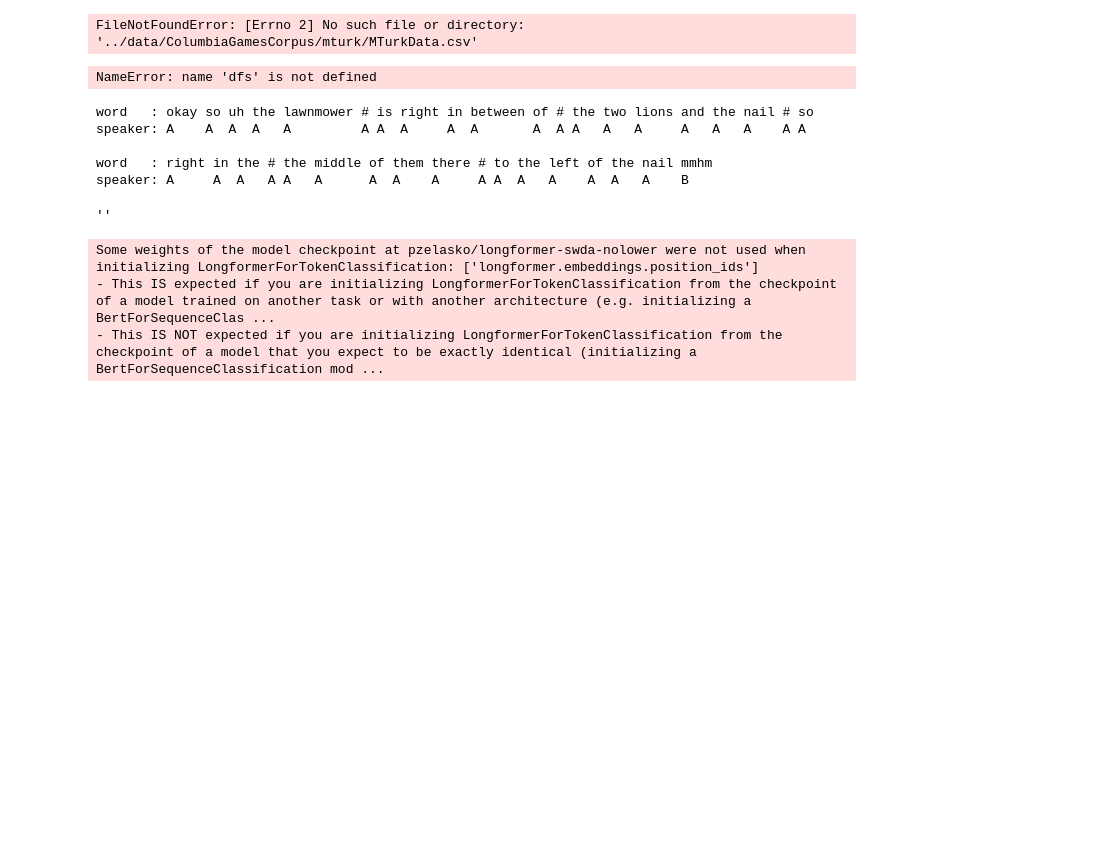
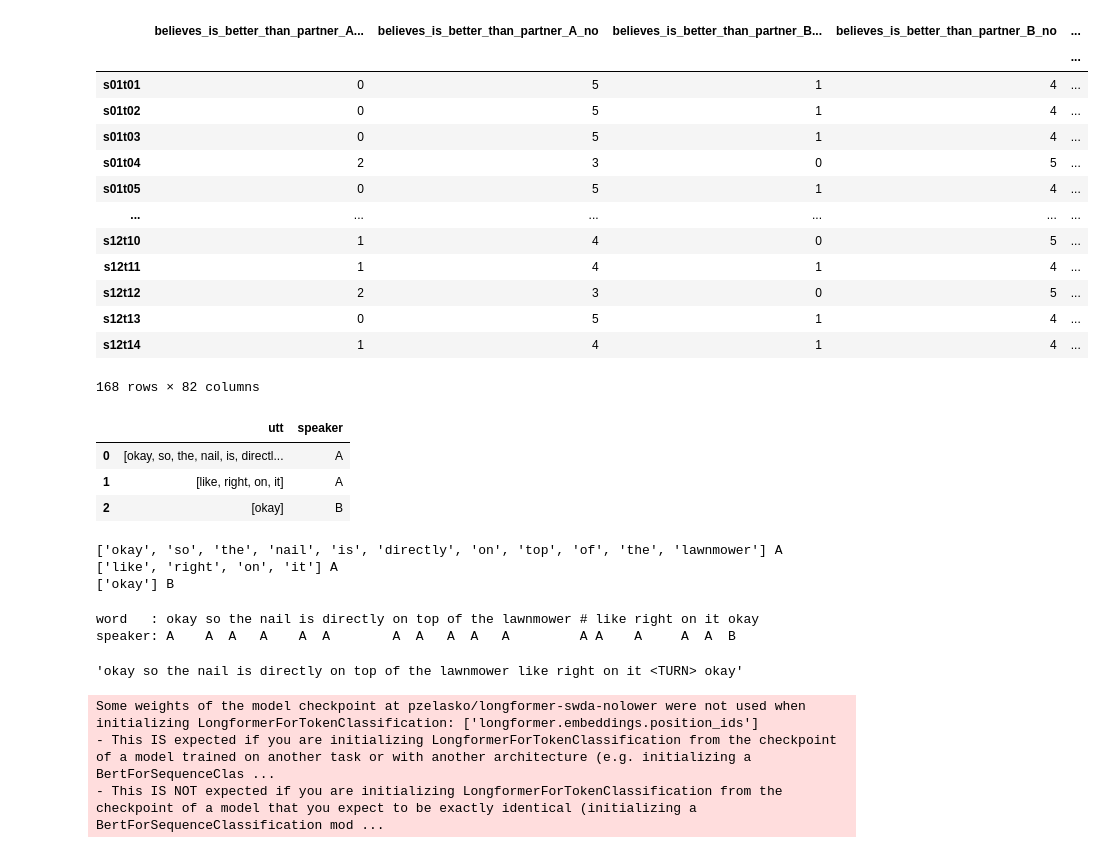
Before and after one commit to LautaroEst/da_social_behavior, a Jupyter notebook: notebooks/draft01.ipynb, the cells around one changed output. Drawn from its saved outputs; the diff is of its cells as text; code cells hidden in the pictures; blank space fills up the shorter version.

```diff
--- a/notebooks/draft01.ipynb
+++ b/notebooks/draft01.ipynb
@@ -47,7 +48,14 @@ def load_data():
                 t = t[(t["start_time"] >= start_time) & (t["end_time"] <= end_time)].reset_index(drop=True)
                 turns[n_sess][n_task][speaker] = t.loc[:,["start_time","end_time",f"turn_{speaker}"]]
 
+    social_variables["hitid"] = social_variables["hitid"].str.replace(
+        r"g(?P<sess>\d+)t(?P<task>\d+)",
+        lambda m: "s{:02}t{:02}".format(int(m.group("sess")),int(m.group("task"))),
+        regex=True
+    )
     social_variables = social_variables.set_index("hitid")
+    social_variables.index.name = ""
+    social_variables = social_variables.sort_index()
     return words, turns, social_variables
 
 
@@ -105,29 +113,52 @@ def merge_turns(words):
                     is_talking = "None"
                 else:
                     pass
+            if len(utt) > 0:
+                utts.append({"utt": utt, "speaker": is_talking})
             dfs[n_sess][n_task] = {}
             dfs[n_sess][n_task]["df"] = pd.DataFrame.from_records(utts)
             dfs[n_sess][n_task]["df_orig"] = df
-            dfs[n_sess][n_task]["sv"] = social_variables.loc[f"g{n_sess}t{n_task}",:]
+            dfs[n_sess][n_task]["sv"] = social_variables.loc[f"s{n_sess:02}t{n_task:02}",:]
     return dfs
 
 words, turns, social_variables = load_data()
 dfs = merge_turns(words)
-# %% [output]
-FileNotFoundError: [Errno 2] No such file or directory: '../data/ColumbiaGamesCorpus/mturk/MTurkData.csv'
+# %%
+social_variables
+# %% [output]
+|  | believes_is_better_than_partner_A... | believes_is_better_than_partner_A_no | believes_is_better_than_partner_B... | believes_is_better_than_partner_B_no | ... |
+|  |  |  |  |  | ... |
+| s01t01 | 0 | 5 | 1 | 4 | ... |
+| s01t02 | 0 | 5 | 1 | 4 | ... |
+| s01t03 | 0 | 5 | 1 | 4 | ... |
+| s01t04 | 2 | 3 | 0 | 5 | ... |
+| s01t05 | 0 | 5 | 1 | 4 | ... |
+| ... | ... | ... | ... | ... | ... |
+| s12t10 | 1 | 4 | 0 | 5 | ... |
+| s12t11 | 1 | 4 | 1 | 4 | ... |
+| s12t12 | 2 | 3 | 0 | 5 | ... |
+| s12t13 | 0 | 5 | 1 | 4 | ... |
+| s12t14 | 1 | 4 | 1 | 4 | ... |
+168 rows × 82 columns
+# %%
+dfs[1][4]["df"]
+# %% [output]
+|  | utt | speaker |
+| 0 | [okay, so, the, nail, is, directl... | A |
+| 1 | [like, right, on, it] | A |
+| 2 | [okay] | B |
 # %%
-for _, row in dfs[2][4]["df"].iterrows():
+for _, row in dfs[1][4]["df"].iterrows():
     print(row["utt"],row["speaker"])
 # %% [output]
-NameError: name 'dfs' is not defined
+['okay', 'so', 'the', 'nail', 'is', 'directly', 'on', 'top', 'of', 'the', 'lawnmower'] A
+['like', 'right', 'on', 'it'] A
+['okay'] B
 # %%
-print_aligned(dfs[1][2]["df_orig"].loc[:,["word","speaker"]],width=20)
+print_aligned(dfs[1][4]["df_orig"].loc[:,["word","speaker"]],width=20)
 # %% [output]
-word   : okay so uh the lawnmower # is right in between of # the two lions and the nail # so
-speaker: A    A  A  A   A         A A  A     A  A       A  A A   A   A     A   A   A    A A
-
-word   : right in the # the middle of them there # to the left of the nail mmhm
-speaker: A     A  A   A A   A      A  A    A     A A  A   A    A  A   A    B
+word   : okay so the nail is directly on top of the lawnmower # like right on it okay
+speaker: A    A  A   A    A  A        A  A   A  A   A         A A    A     A  A  B
 # %%
 for n_sess in range(1,13):
     for n_task in range(1,15):
@@ -146,13 +177,14 @@ def create_input(dfs,n_sess,n_task):
         else:
             turn.extend(utt.utt)
         speaker = utt.speaker
+    turns.append(" ".join(turn))
     turns = " <TURN> ".join(turns)
     return turns
 
 inp = create_input(dfs,n_sess=1,n_task=4)
 inp
 # %% [output]
-''
+'okay so the nail is directly on top of the lawnmower like right on it <TURN> okay'
 # %%
 tokenizer = AutoTokenizer.from_pretrained("pzelasko/longformer-swda-nolower")
 model = AutoModelForTokenClassification.from_pretrained("pzelasko/longformer-swda-nolower")
```
Also changed, not shown: parts of 4 cells of this notebook, 4 other files.
